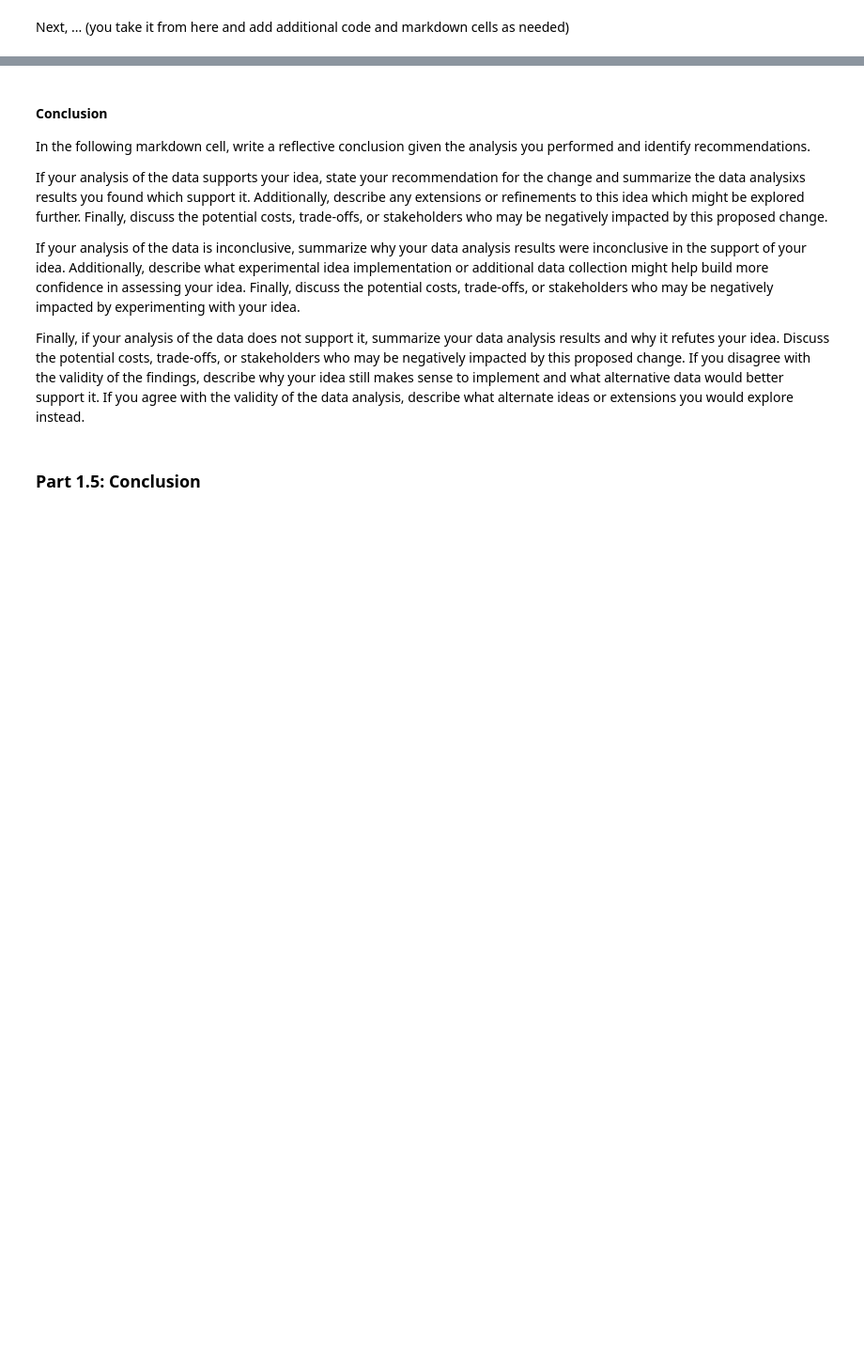
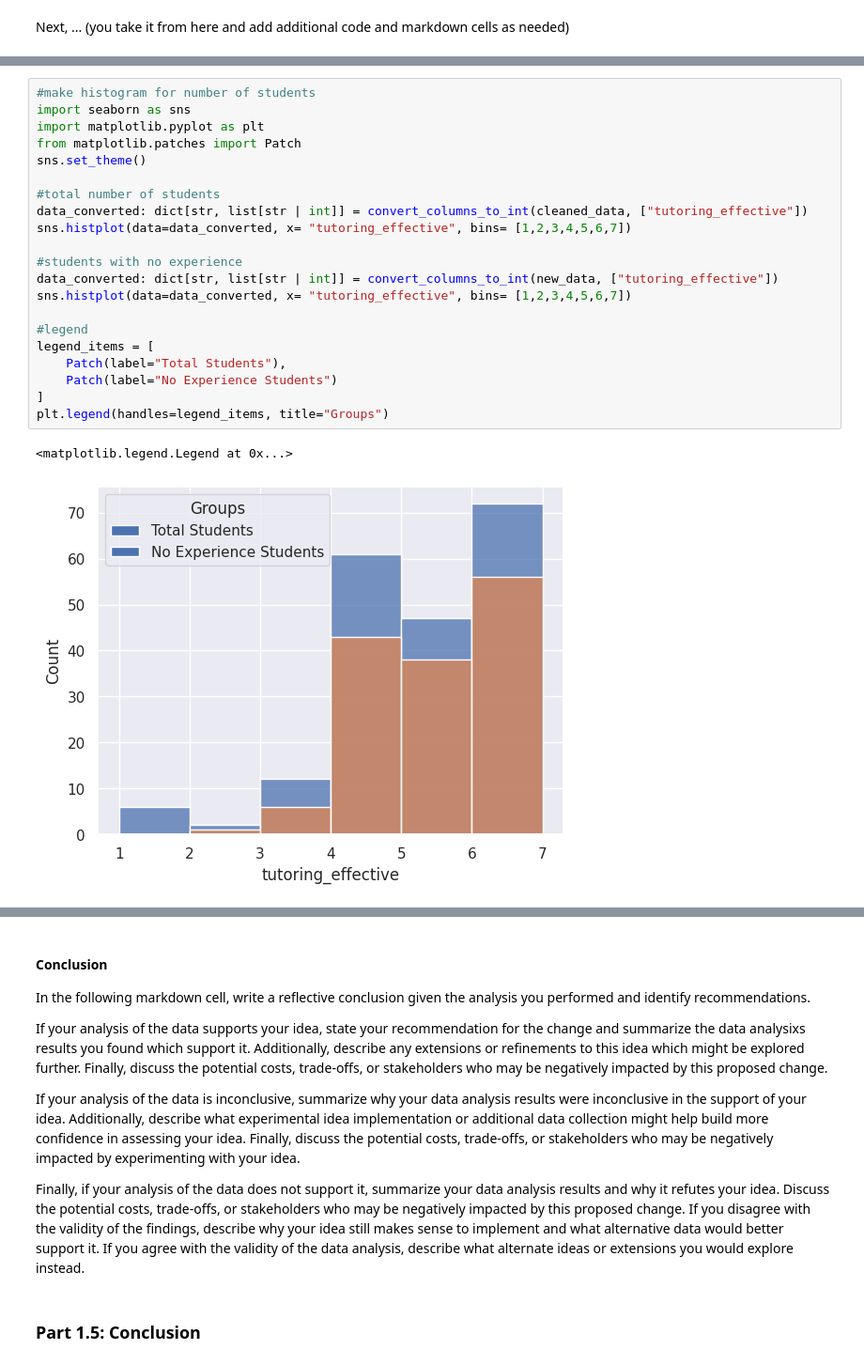
Before and after one commit to jdherr137/comp110-26s-workspace, a Jupyter notebook: exercises/ex09/analysis.ipynb, the cells around one changed output, grey strips where cells are left out. Shown at 94% size. Cells and saved outputs as stored; diff of their text form; blank space fills up the shorter version.

```diff
--- a/exercises/ex09/analysis.ipynb
+++ b/exercises/ex09/analysis.ipynb
@@ -513,0 +567,24 @@ print(tabulate(new_data, headers=["Experience", "Effectiveness"], tablefmt="grid
+# %%
+#make histogram for number of students
+import seaborn as sns
+import matplotlib.pyplot as plt
+from matplotlib.patches import Patch
+sns.set_theme()
+
+#total number of students
+data_converted: dict[str, list[str | int]] = convert_columns_to_int(cleaned_data, ["tutoring_effective"])
+sns.histplot(data=data_converted, x= "tutoring_effective", bins= [1,2,3,4,5,6,7])
+
+#students with no experience
+data_converted: dict[str, list[str | int]] = convert_columns_to_int(new_data, ["tutoring_effective"])
+sns.histplot(data=data_converted, x= "tutoring_effective", bins= [1,2,3,4,5,6,7])
+
+#legend
+legend_items = [
+    Patch(label="Total Students"),
+    Patch(label="No Experience Students")
+]
+plt.legend(handles=legend_items, title="Groups")
+# %% [output]
+<matplotlib.legend.Legend at 0x...>
+[figure, added]
```
Also changed, not shown: parts of 9 cells of this notebook, 1 other file.
